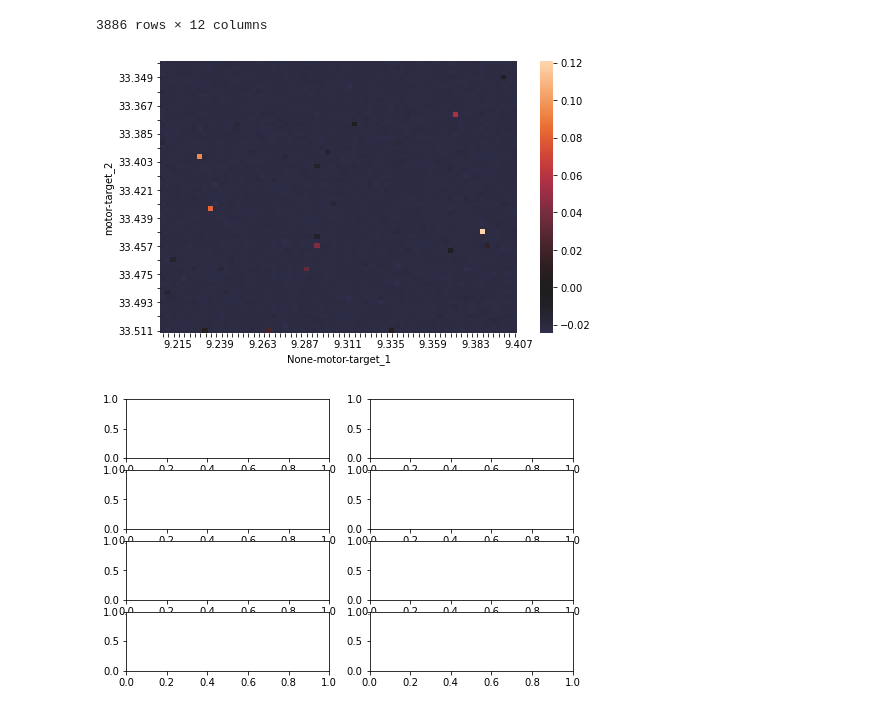
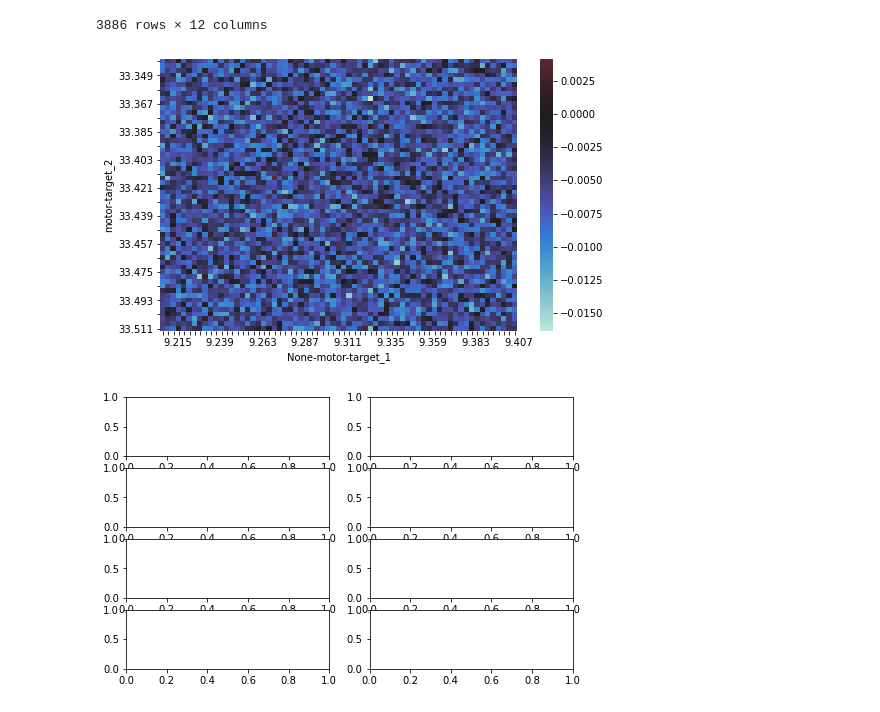
Before and after one commit to griffinbran/Chemical-Physics-Data-Visualization, a Jupyter notebook: code/Data-Cleaning.ipynb, the cells around one changed output. Drawn from its saved outputs; the diff is of its cells as text; code cells hidden in the pictures.

```diff
--- a/code/Data-Cleaning.ipynb
+++ b/code/Data-Cleaning.ipynb
@@ -190,17 +190,17 @@ for channel in range(8):
 # %%
 plt.figure(figsize = (8, 5));
 
 # Clean up labels on horizontal-axis
 plot1_labels = list(data['motor-target_1'].value_counts().sort_index().index)
 plot2_labels = list(data['motor-target_2'].value_counts().sort_index().index)
 
-hmap = sns.heatmap(data_to_plot1[6], cmap='icefire', xticklabels=plot1_labels, center=0);
+hmap = sns.heatmap(data_to_plot1[5], cmap='icefire', xticklabels=plot1_labels, center=0);
 plt.setp([hmap.get_xticklabels()[1::2], hmap.get_yticklabels()[::2]], visible=False);
 plt.setp( hmap.get_xticklabels()[1::2], visible=False);
 plt.setp( hmap.get_xticklabels()[1::2], visible=False);
 plt.setp( hmap.get_xticklabels(), rotation = 0, rotation_mode='anchor', ha='left');
 # %% [output]
-[figure, old version]
+[figure, new version]
 # %%
 fig, ((ax0, ax1), (ax2, ax3), (ax4, ax5), (ax6, ax7)) = plt.subplots(nrows = 4, ncols = 2, figsize=(8, 5))
 # %% [output]
```
Also changed, not shown: parts of 1 cell of this notebook.
